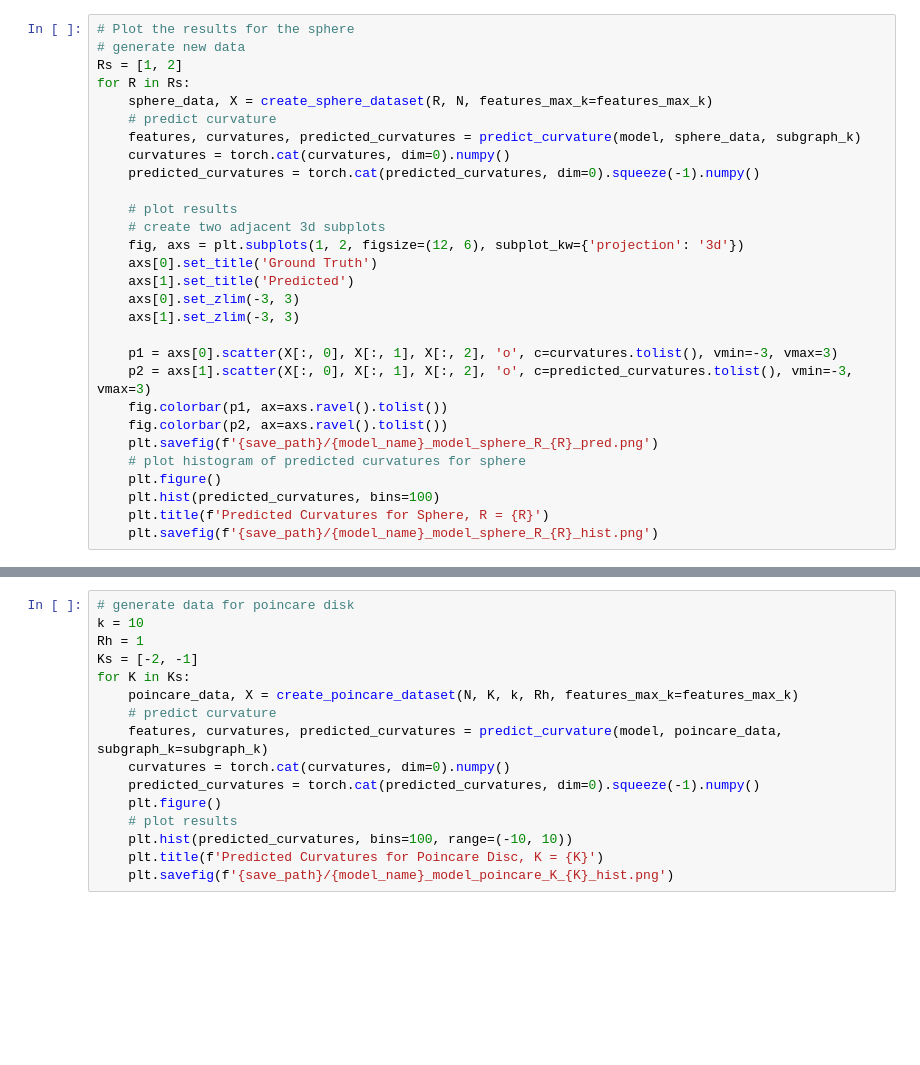
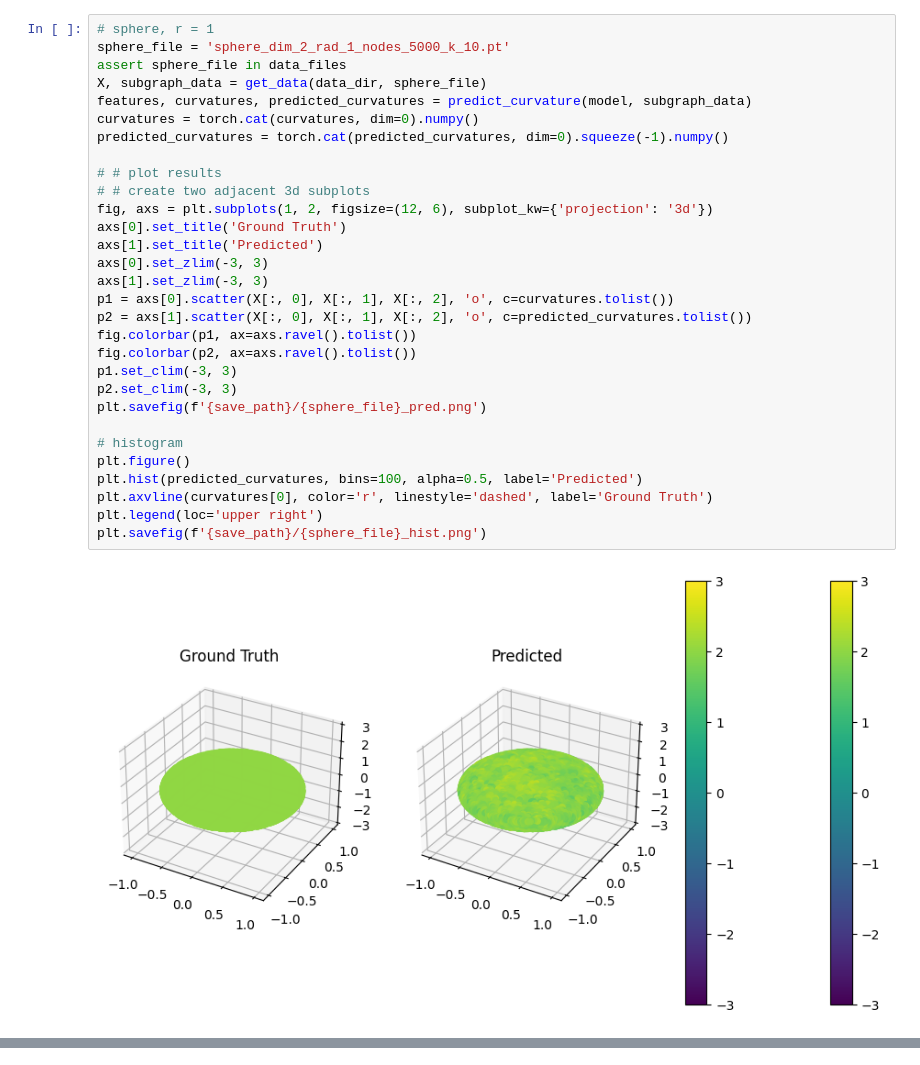
Before and after one commit to TristanSaidi/GNN_curvature_estimation, a Jupyter notebook: visualize.ipynb, the cells around one changed output, grey strips where cells are left out. Saved outputs shown, nothing was run; the diff lists cells and outputs as text; blank space fills up the shorter version.

```diff
--- a/visualize.ipynb
+++ b/visualize.ipynb
@@ -83,29 +112,32 @@ for inner_radius, outer_radius in rads:
 # %%
-# Plot the results for the sphere
-# generate new data
-Rs = [1, 2]
-for R in Rs:
-    sphere_data, X = create_sphere_dataset(R, N, features_max_k=features_max_k)
-    # predict curvature
-    features, curvatures, predicted_curvatures = predict_curvature(model, sphere_data, subgraph_k)
-    curvatures = torch.cat(curvatures, dim=0).numpy()
-    predicted_curvatures = torch.cat(predicted_curvatures, dim=0).squeeze(-1).numpy()
+# sphere, r = 1
+sphere_file = 'sphere_dim_2_rad_1_nodes_5000_k_10.pt'
+assert sphere_file in data_files
+X, subgraph_data = get_data(data_dir, sphere_file)
+features, curvatures, predicted_curvatures = predict_curvature(model, subgraph_data)
+curvatures = torch.cat(curvatures, dim=0).numpy()
+predicted_curvatures = torch.cat(predicted_curvatures, dim=0).squeeze(-1).numpy()
 
-    # plot results
-    # create two adjacent 3d subplots
-    fig, axs = plt.subplots(1, 2, figsize=(12, 6), subplot_kw={'projection': '3d'})
-    axs[0].set_title('Ground Truth')
-    axs[1].set_title('Predicted')
-    axs[0].set_zlim(-3, 3)
-    axs[1].set_zlim(-3, 3)
+# # plot results
+# # create two adjacent 3d subplots
+fig, axs = plt.subplots(1, 2, figsize=(12, 6), subplot_kw={'projection': '3d'})
+axs[0].set_title('Ground Truth')
+axs[1].set_title('Predicted')
+axs[0].set_zlim(-3, 3)
+axs[1].set_zlim(-3, 3)
+p1 = axs[0].scatter(X[:, 0], X[:, 1], X[:, 2], 'o', c=curvatures.tolist())
+p2 = axs[1].scatter(X[:, 0], X[:, 1], X[:, 2], 'o', c=predicted_curvatures.tolist())
+fig.colorbar(p1, ax=axs.ravel().tolist())
+fig.colorbar(p2, ax=axs.ravel().tolist())
+p1.set_clim(-3, 3)
+p2.set_clim(-3, 3)
+plt.savefig(f'{save_path}/{sphere_file}_pred.png')
 
-    p1 = axs[0].scatter(X[:, 0], X[:, 1], X[:, 2], 'o', c=curvatures.tolist(), vmin=-3, vmax=3)
-    p2 = axs[1].scatter(X[:, 0], X[:, 1], X[:, 2], 'o', c=predicted_curvatures.tolist(), vmin=-3, vmax=3)
-    fig.colorbar(p1, ax=axs.ravel().tolist())
-    fig.colorbar(p2, ax=axs.ravel().tolist())
-    plt.savefig(f'{save_path}/{model_name}_model_sphere_R_{R}_pred.png')
-    # plot histogram of predicted curvatures for sphere
-    plt.figure()
-    plt.hist(predicted_curvatures, bins=100)
-    plt.title(f'Predicted Curvatures for Sphere, R = {R}')
-    plt.savefig(f'{save_path}/{model_name}_model_sphere_R_{R}_hist.png')
+# histogram
+plt.figure()
+plt.hist(predicted_curvatures, bins=100, alpha=0.5, label='Predicted')
+plt.axvline(curvatures[0], color='r', linestyle='dashed', label='Ground Truth')
+plt.legend(loc='upper right')
+plt.savefig(f'{save_path}/{sphere_file}_hist.png')
+# %% [output]
+[figure, added]
@@ -112,16 +144,0 @@ for R in Rs:
-# %%
-# generate data for poincare disk
-k = 10
-Rh = 1
-Ks = [-2, -1]
-for K in Ks:
-    poincare_data, X = create_poincare_dataset(N, K, k, Rh, features_max_k=features_max_k)
-    # predict curvature
-    features, curvatures, predicted_curvatures = predict_curvature(model, poincare_data, subgraph_k=subgraph_k)
-    curvatures = torch.cat(curvatures, dim=0).numpy()
-    predicted_curvatures = torch.cat(predicted_curvatures, dim=0).squeeze(-1).numpy()
-    plt.figure()
-    # plot results
-    plt.hist(predicted_curvatures, bins=100, range=(-10, 10))
-    plt.title(f'Predicted Curvatures for Poincare Disc, K = {K}')
-    plt.savefig(f'{save_path}/{model_name}_model_poincare_K_{K}_hist.png')
```
Also changed, not shown: parts of 12 cells of this notebook.
